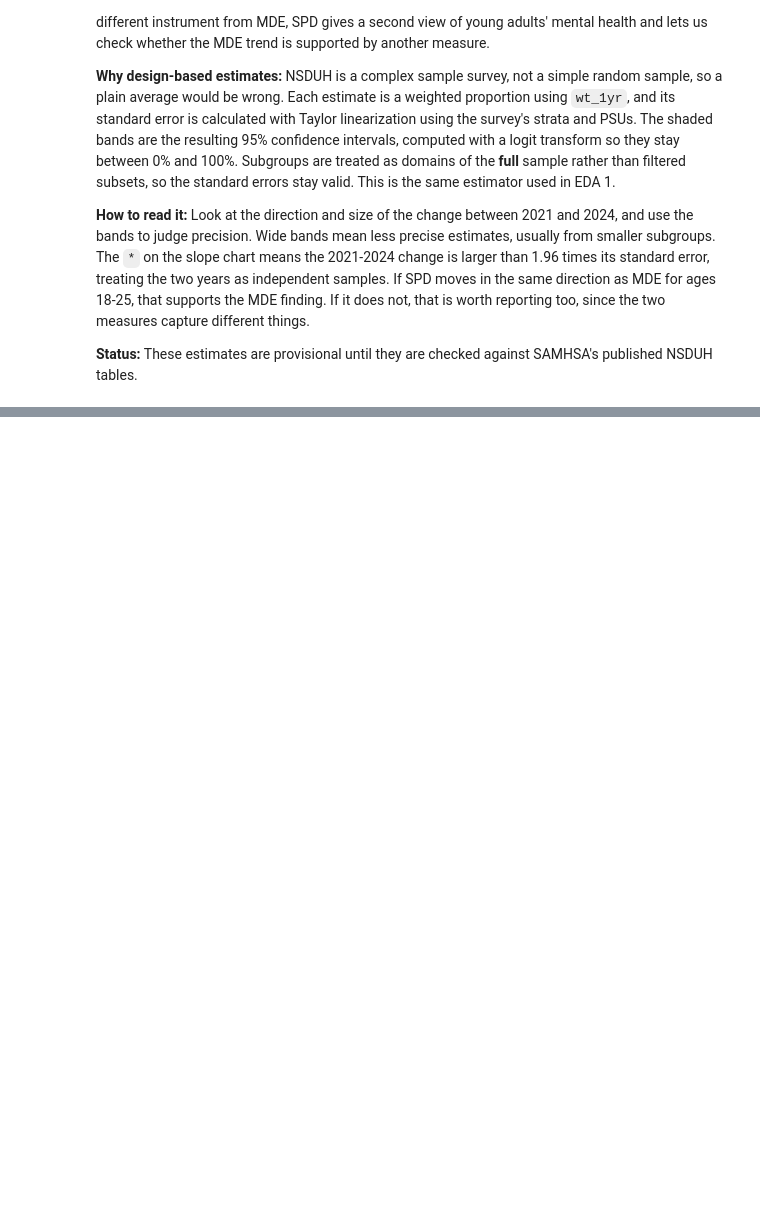
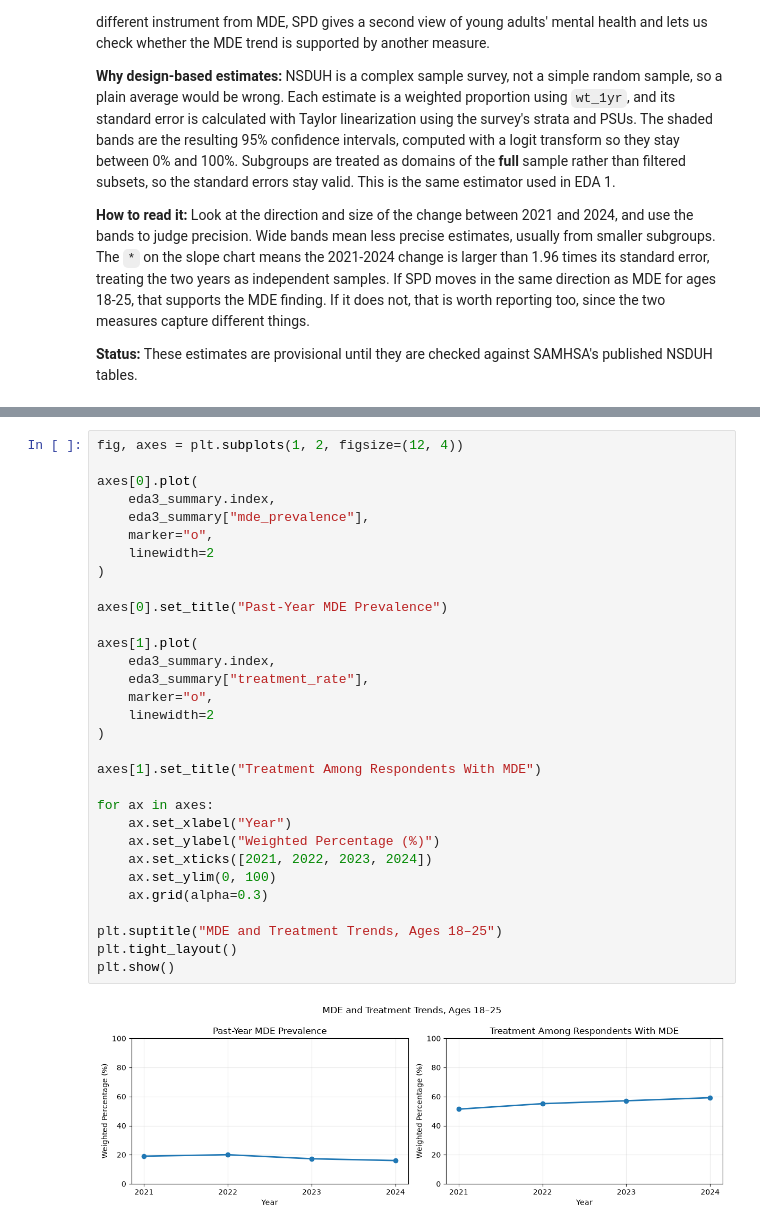
Before and after one commit to caitlinbui/Mental-Health-Post-Covid-Analysis-Project, a Jupyter notebook: Data_Cleaning.ipynb, the cells around one changed output, grey strips where cells are left out. Cells and saved outputs as stored; diff of their text form; blank space fills up the shorter version.

```diff
--- a/Data_Cleaning.ipynb
+++ b/Data_Cleaning.ipynb
@@ -1276,0 +1198,33 @@ group
+# %%
+fig, axes = plt.subplots(1, 2, figsize=(12, 4))
+
+axes[0].plot(
+    eda3_summary.index,
+    eda3_summary["mde_prevalence"],
+    marker="o",
+    linewidth=2
+)
+
+axes[0].set_title("Past-Year MDE Prevalence")
+
+axes[1].plot(
+    eda3_summary.index,
+    eda3_summary["treatment_rate"],
+    marker="o",
+    linewidth=2
+)
+
+axes[1].set_title("Treatment Among Respondents With MDE")
+
+for ax in axes:
+    ax.set_xlabel("Year")
+    ax.set_ylabel("Weighted Percentage (%)")
+    ax.set_xticks([2021, 2022, 2023, 2024])
+    ax.set_ylim(0, 100)
+    ax.grid(alpha=0.3)
+
+plt.suptitle("MDE and Treatment Trends, Ages 18–25")
+plt.tight_layout()
+plt.show()
+# %% [output]
+[figure, added]
```
Also changed, not shown: parts of 34 cells of this notebook.
